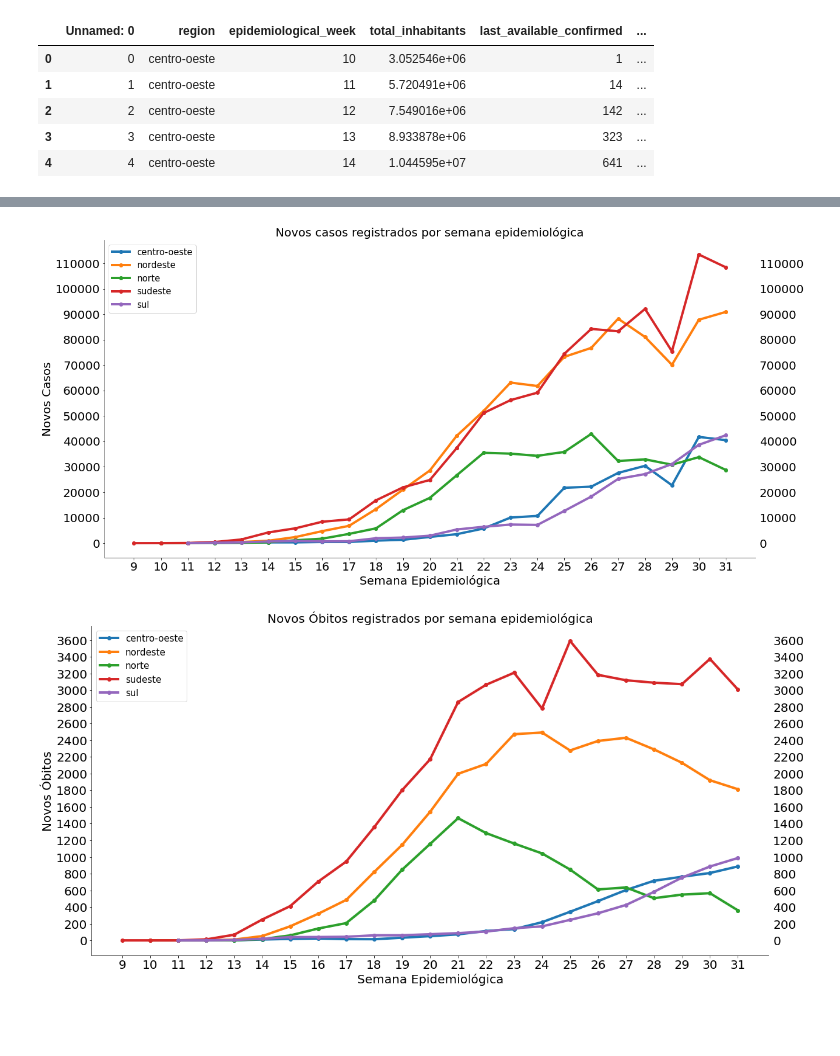
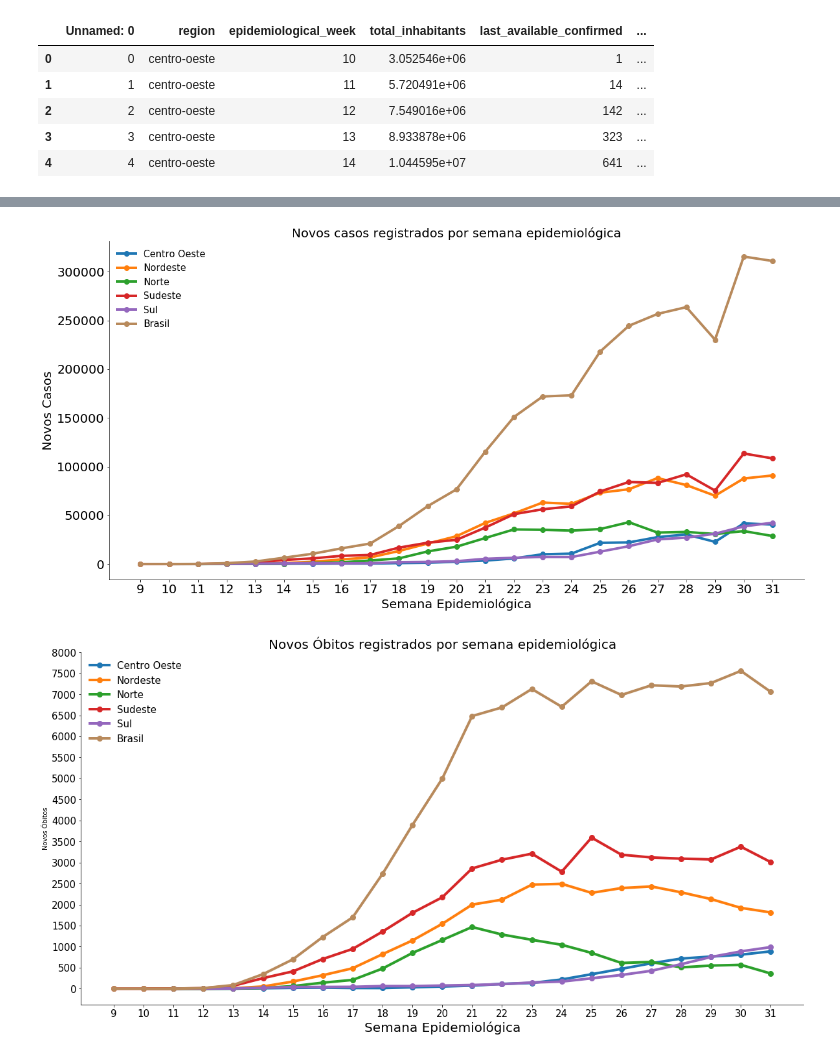
Before and after one commit to larissafv/grupoa, a Jupyter notebook: Visualização dos Indicadores/Gráficos dos indicadores por regiões.ipynb, the cells around one changed output, grey strips where cells are left out. Drawn from its saved outputs; the diff is of its cells as text; code cells hidden in the pictures; blank space fills up the shorter version.

```diff
--- a/Visualização dos Indicadores/Gráficos dos indicadores por regiões.ipynb
+++ b/Visualização dos Indicadores/Gráficos dos indicadores por regiões.ipynb
@@ -19,3 +17,7 @@ regions = ['centro-oeste','nordeste','norte','sudeste','sul']
+# %%
+# Lista de macro regiões
+regions = ['Centro Oeste','Nordeste','Norte','Sudeste','Sul']
+df['region'].replace(['norte', 'nordeste', 'sudeste', 'sul', 'centro-oeste'],['Norte', 'Nordeste', 'Sudeste', 'Sul', 'Centro Oeste'],inplace=True)
 # %%
 # Obter os dados relevantes de cada macro_região e os armazená-los em uma lista de dataframes
 def get_regions(macro_regiao, relevant_dataframe):
@@ -30,7 +32,7 @@ def get_regions(macro_regiao, relevant_dataframe):
 # Encontrar o valor máximo de uma coluna numa lista de dataframes
 def find_max(lista_de_dataframes,column):
     max_value = 0
-    for i in range(1,len(lista_de_dataframes)):
+    for i in range(0,len(lista_de_dataframes)):
         aux = lista_de_dataframes[i][column].max()
         if(aux>max_value):
             max_value = aux
@@ -44,7 +46,7 @@ casos_acumulados = get_regions(regions, last_available_confirmed)
 
 # Adicionando as "linhas" referentes a cada macro-região ao gráfico
 for i in range(len(casos_acumulados)):
-    casos_acumulados[i]['last_available_confirmed'].plot.line(figsize=(20,10), linewidth=4, fontsize=20, marker = 'o')
+    casos_acumulados[i]['last_available_confirmed'].plot.line(figsize=(20,10), linewidth=4, fontsize=20, marker = 'o',markersize=8)
 
 # Título do gráfico e rótulos dos eixo X e Y
 plt.xlabel('Semana Epidemiológica', fontsize=20);
@@ -52,7 +54,7 @@ plt.ylabel('Casos Acumulados',fontsize=20);
 plt.title('Casos acumulados por semana epidemiológica',fontsize=20);
 
 # Adicionando a legenda no campo superior esquerdo
-plt.legend(regions, loc='upper left', fontsize = 15)
+plt.legend(regions, loc='upper left', fontsize = 15, frameon=False)
 
 # Colocando limites e intervalos do eixo X e Y
 max_value = find_max(casos_acumulados,'last_available_confirmed')
@@ -64,7 +66,7 @@ plt.gca().spines['top'].set_visible(False)
 plt.gca().spines['right'].set_visible(False)
 
 # Adicionando valores do eixo Y à direita do gráfico
-plt.tick_params(labelright=True,labelsize=20)
+#plt.tick_params(labelright=True,labelsize=20)
 
 # Adicionando grid para facilitar visualização
 #plt.grid(True)
@@ -86,7 +88,7 @@ obitos_acumulados = get_regions(regions, last_available_deaths)
 
 # Adicionando as "linhas" referentes a cada macro-região ao gráfico
 for i in range(len(obitos_acumulados)):
-    obitos_acumulados[i]['last_available_deaths'].plot.line(figsize=(20,10), linewidth=4, fontsize=20, marker = 'o')
+    obitos_acumulados[i]['last_available_deaths'].plot.line(figsize=(20,10), linewidth=4, fontsize=20, marker = 'o',markersize=8)
 
 # Título do gráfico e rótulos dos eixo X e Y
 plt.xlabel('Semana Epidemiológica', fontsize=20);
@@ -94,7 +96,7 @@ plt.ylabel('Óbitos Acumulados',fontsize=20);
 plt.title('Óbitos acumulados por semana epidemiológica',fontsize=20);
 
 # Adicionando a legenda no campo superior esquerdo
-plt.legend(regions, loc='upper left', fontsize = 15)
+plt.legend(regions, loc='upper left', fontsize = 15, frameon=False)
 
 # Colocando limites e intervalos do eixo X e Y
 max_value = find_max(obitos_acumulados,'last_available_deaths')
@@ -106,7 +108,7 @@ plt.gca().spines['top'].set_visible(False)
 plt.gca().spines['right'].set_visible(False)
 
 # Adicionando valores do eixo Y à direita do gráfico
-plt.tick_params(labelright=True,labelsize=20)
+#plt.tick_params(labelright=True,labelsize=20)
 
 # Adicionando grid para facilitar visualização
 #plt.grid(True)
@@ -128,39 +130,41 @@ novos_casos = get_regions(regions, new_week_cases)
 
 # Adicionando as "linhas" referentes a cada macro-região ao gráfico
 for i in range(len(novos_casos)):
-    novos_casos[i]['new_week_cases'].plot.line(figsize=(20,10), linewidth=4, fontsize=20, marker = 'o')
+    novos_casos[i]['new_week_cases'].plot.line(figsize=(20,10), linewidth=4, fontsize=20, marker = 'o',markersize=8)
+# Adicionando as "linhas" referentes ao Brasil ao gráfico
+df2.set_index('epidemiological_week')['new_week_cases'].plot.line(color = '#b88a5c',figsize=(20,10), linewidth=4, fontsize=20, marker = 'o',markersize=8)
 
 # Título do gráfico e rótulos dos eixo X e Y
 plt.xlabel('Semana Epidemiológica', fontsize=20);
 plt.ylabel('Novos Casos',fontsize=20);
 plt.title('Novos casos registrados por semana epidemiológica',fontsize=20);
 
 # Adicionando a legenda no campo superior esquerdo
-plt.legend(regions, loc='upper left', fontsize = 15)
+plt.legend(regions+['Brasil'], loc='upper left', fontsize = 15, frameon=False)
 
 # Colocando limites e intervalos do eixo X e Y
-max_value = find_max(novos_casos,'new_week_cases')
-plt.yticks(np.arange(0,max_value,10000))
+max_value = find_max(novos_casos+[df2.set_index('epidemiological_week')],'new_week_cases')
+plt.yticks(np.arange(0,max_value,50000))
 plt.xticks(np.arange(9,32,1))
 
 #Tirando bordas
 plt.gca().spines['top'].set_visible(False)
 plt.gca().spines['right'].set_visible(False)
 
 # Adicionando valores do eixo Y à direita do gráfico
-plt.tick_params(labelright=True,labelsize=20)
+#plt.tick_params(labelright=True,labelsize=20)
 
 # Adicionando grid para facilitar visualização
 #plt.grid(True)
 
 # Salvando o gráfico em imagem
 #plt.savefig("Gráficos/novos_casos.jpg")
 
 # Mostre o plot e feche-o para uso posterior
 plt.show()
 plt.close()
 # %% [output]
-[figure, old version]
+[figure, new version]
 # %%
 # ------------------4----------------------
 # Novos óbitos em uma semana epidemiológica
@@ -170,18 +174,20 @@ novos_obitos = get_regions(regions, new_week_deaths)
 
 # Adicionando as "linhas" referentes a cada macro-região ao gráfico
 for i in range(len(novos_obitos)):
-    novos_obitos[i]['new_week_deaths'].plot.line(figsize=(20,10), linewidth=4, fontsize=20, marker = 'o')
+    novos_obitos[i]['new_week_deaths'].plot.line(figsize=(20,10), linewidth=4, fontsize=20, marker = 'o',markersize=8)
+# Adicionando a "linha" referente ao Brasil ao gráfico
+df2.set_index('epidemiological_week')['new_week_deaths'].plot.line(color = '#b88a5c',figsize=(20,10), linewidth=4, fontsize=15, marker = 'o',markersize=8)
 
 # Título do gráfico e rótulos dos eixo X e Y
 plt.xlabel('Semana Epidemiológica', fontsize=20);
-plt.ylabel('Novos Óbitos',fontsize=20);
+plt.ylabel('Novos Óbitos',fontsize=10);
 plt.title('Novos Óbitos registrados por semana epidemiológica',fontsize=20);
 
 # Adicionando a legenda no campo superior esquerdo
-plt.legend(regions, loc='upper left', fontsize = 15)
+plt.legend(regions+['Brasil'], loc='upper left', fontsize = 15, frameon=False)
 
 # Colocando limites e intervalos do eixo X e Y
-plt.yticks(np.arange(0,3601,200))
+plt.yticks(np.arange(0,8001,500))
 plt.xticks(np.arange(9,32,1))
 
 #Tirando bordas
@@ -189,7 +195,7 @@ plt.gca().spines['top'].set_visible(False)
 plt.gca().spines['right'].set_visible(False)
 
 # Adicionando valores do eixo Y à direita do gráfico
-plt.tick_params(labelright=True,labelsize=20)
+#plt.tick_params(labelright=True,labelsize=20)
 
 # Adicionando grid para facilitar visualização
 #plt.grid(True)
@@ -201,7 +207,7 @@ plt.tick_params(labelright=True,labelsize=20)
 plt.show()
 plt.close()
 # %% [output]
-[figure, old version]
+[figure, new version]
 # %%
 # ----5------
 # Prevalência
```
Also changed, not shown: parts of 9 cells of this notebook.
